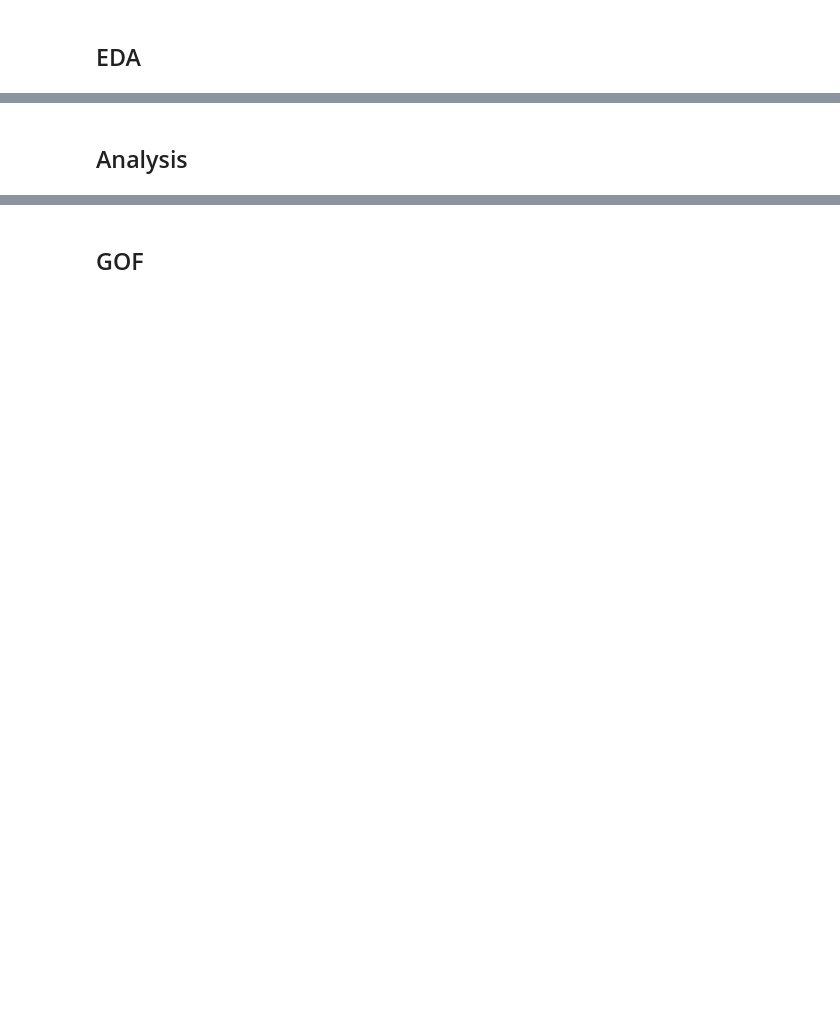
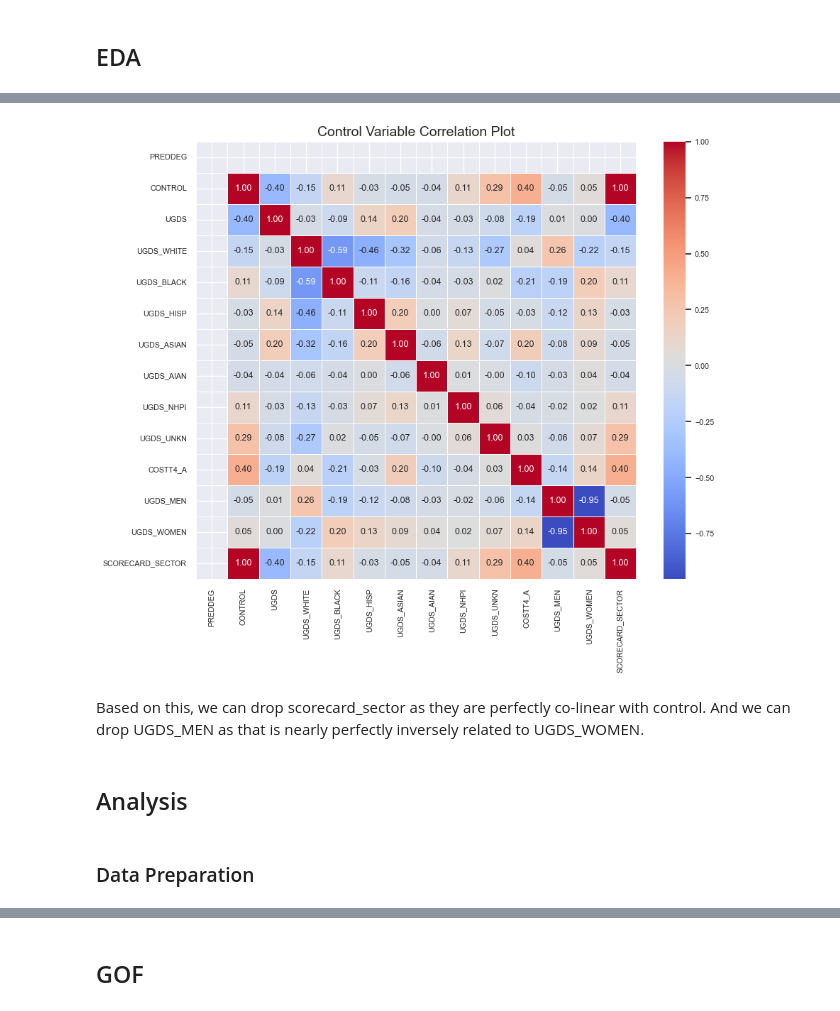
Before and after one commit to Joshua-Wehner/ISYE6414_Project, a Jupyter notebook: Logistic_Regression.ipynb, the cells around one changed output, grey strips where cells are left out. Cells and saved outputs as stored; diff of their text form; code cells hidden in the pictures; blank space fills up the shorter version.

```diff
--- a/Logistic_Regression.ipynb
+++ b/Logistic_Regression.ipynb
@@ -279,3 +343,22 @@ plt.show()
+# %%
+control = ['PREDDEG', 'CONTROL', 'UGDS', 'UGDS_WHITE', 'UGDS_BLACK', 'UGDS_HISP', 'UGDS_ASIAN', 'UGDS_AIAN',
+           'UGDS_NHPI', 'UGDS_UNKN', 'COSTT4_A', 'UGDS_MEN', 'UGDS_WOMEN', 'SCORECARD_SECTOR',]
+# Correlation Plot for numerical control data
+num_control_df = df_clean[control]
+# numerical_df = df_clean.iloc[:,30:61]
+correlation_matrix = num_control_df.corr()
+plt.figure(figsize=(10, 8))
+sns.heatmap(correlation_matrix, annot=True, cmap='coolwarm', fmt=".2f", linewidths=0.5, annot_kws={'size': 9})
+sns.set(font_scale=0.7)
+plt.title('Control Variable Correlation Plot', fontsize=14)
+plt.tight_layout
+plt.show()
+# %% [output]
+[figure, added]
+# %% [markdown]
+Based on this, we can drop scorecard_sector as they are perfectly co-linear with control. And we can drop UGDS_MEN as that is nearly perfectly inversely related to UGDS_WOMEN.
 # %% [markdown]
 ## Analysis
+# %% [markdown]
+### Data Preparation
 # %%
```
Also changed, not shown: parts of 38 cells of this notebook, 2 other files.
